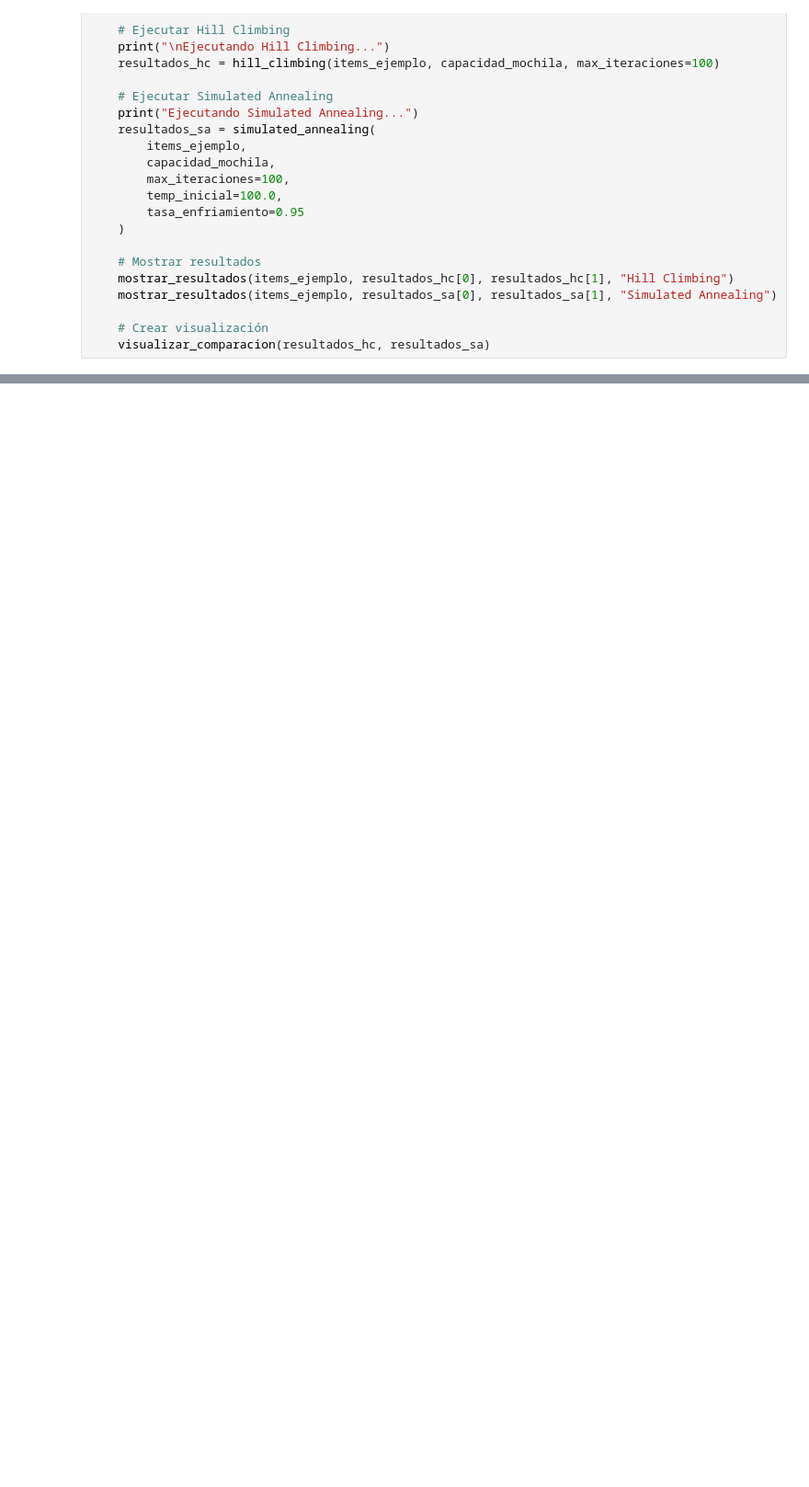
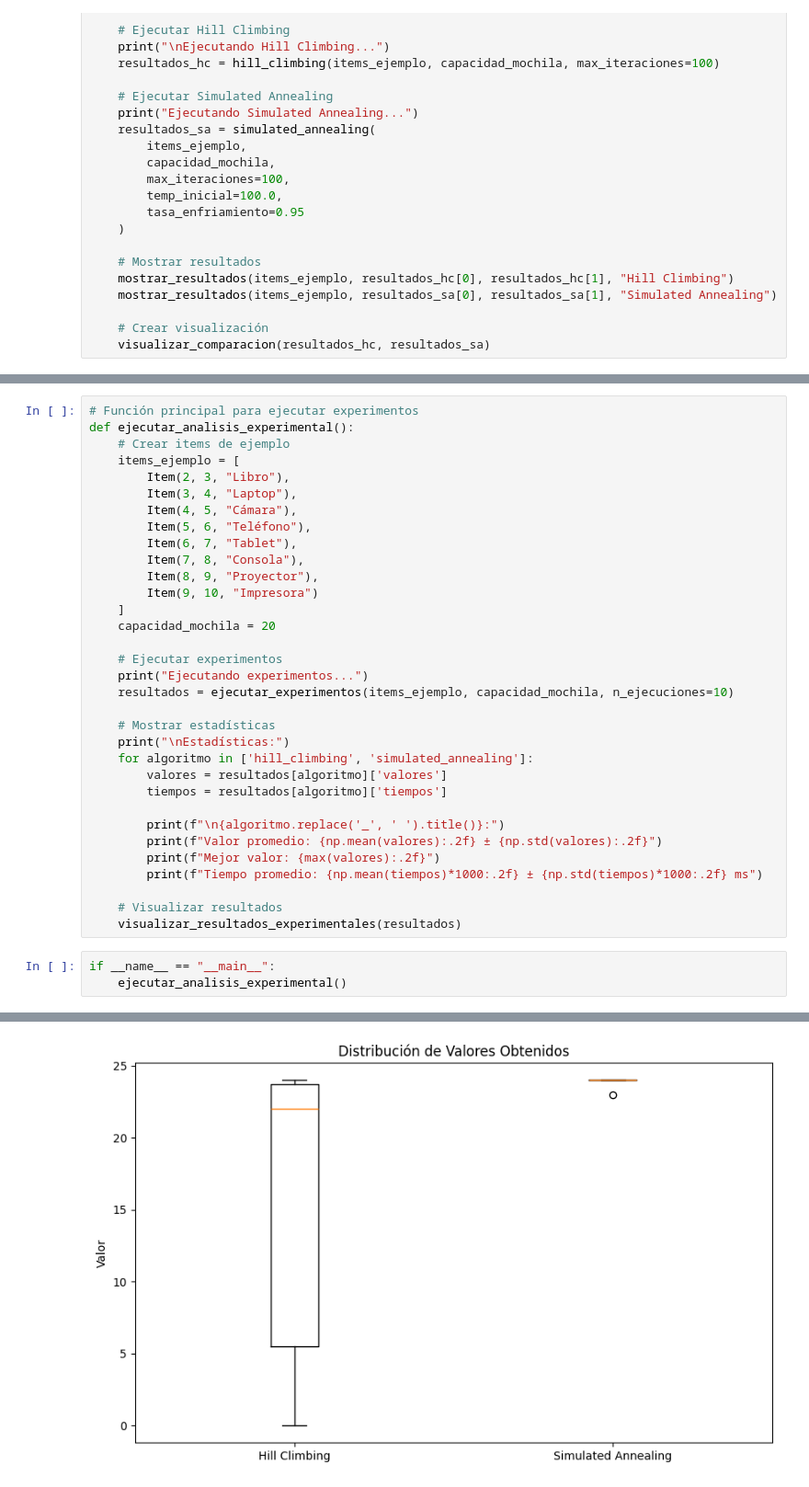
Before and after one commit to carpalmar/IA-FUNDAMENTALS, a Jupyter notebook: Practica2.ipynb, the cells around one changed output, grey strips where cells are left out. Shown at 92% size. Cells and saved outputs as stored; diff of their text form; blank space fills up the shorter version.

```diff
--- a/Practica2.ipynb
+++ b/Practica2.ipynb
@@ -235,0 +332,37 @@ Items seleccionados:
+# %%
+# Función principal para ejecutar experimentos
+def ejecutar_analisis_experimental():
+    # Crear items de ejemplo
+    items_ejemplo = [
+        Item(2, 3, "Libro"),
+        Item(3, 4, "Laptop"),
+        Item(4, 5, "Cámara"),
+        Item(5, 6, "Teléfono"),
+        Item(6, 7, "Tablet"),
+        Item(7, 8, "Consola"),
+        Item(8, 9, "Proyector"),
+        Item(9, 10, "Impresora")
+    ]
+    capacidad_mochila = 20
+
+    # Ejecutar experimentos
+    print("Ejecutando experimentos...")
+    resultados = ejecutar_experimentos(items_ejemplo, capacidad_mochila, n_ejecuciones=10)
+
+    # Mostrar estadísticas
+    print("\nEstadísticas:")
+    for algoritmo in ['hill_climbing', 'simulated_annealing']:
+        valores = resultados[algoritmo]['valores']
+        tiempos = resultados[algoritmo]['tiempos']
+
+        print(f"\n{algoritmo.replace('_', ' ').title()}:")
+        print(f"Valor promedio: {np.mean(valores):.2f} ± {np.std(valores):.2f}")
+        print(f"Mejor valor: {max(valores):.2f}")
+        print(f"Tiempo promedio: {np.mean(tiempos)*1000:.2f} ± {np.std(tiempos)*1000:.2f} ms")
+
+    # Visualizar resultados
+    visualizar_resultados_experimentales(resultados)
+# %%
+if __name__ == "__main__":
+    ejecutar_analisis_experimental()
+# %% [output]
@@ -235,0 +382 @@ Items seleccionados:
+[figure, added]
```
Also changed, not shown: parts of 8 cells of this notebook.
